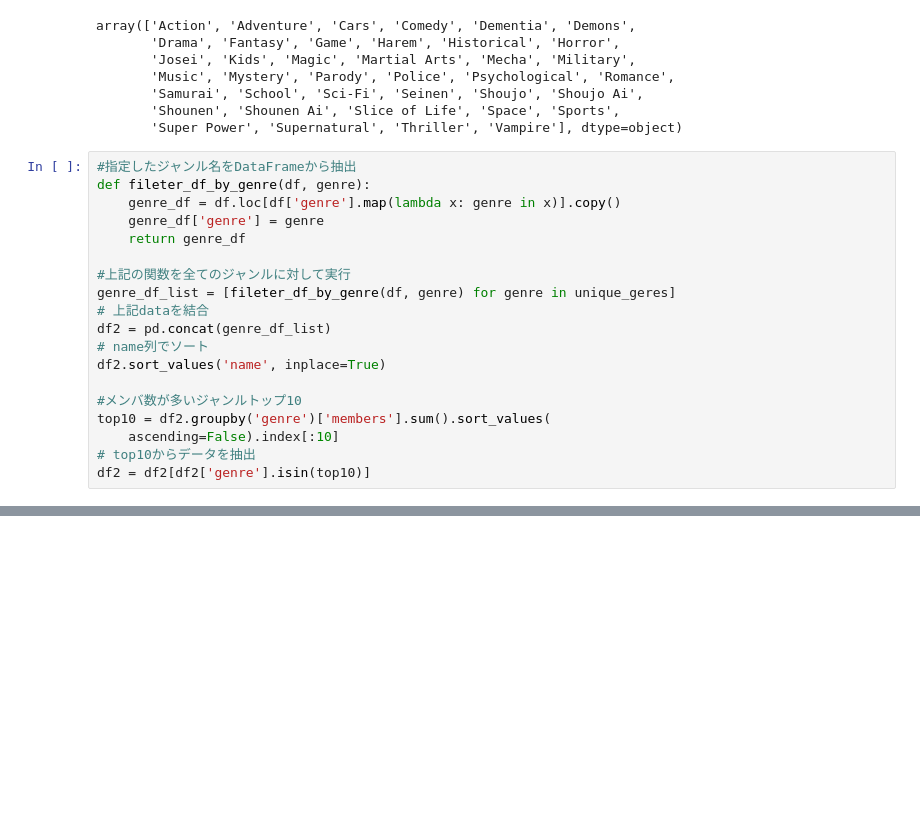
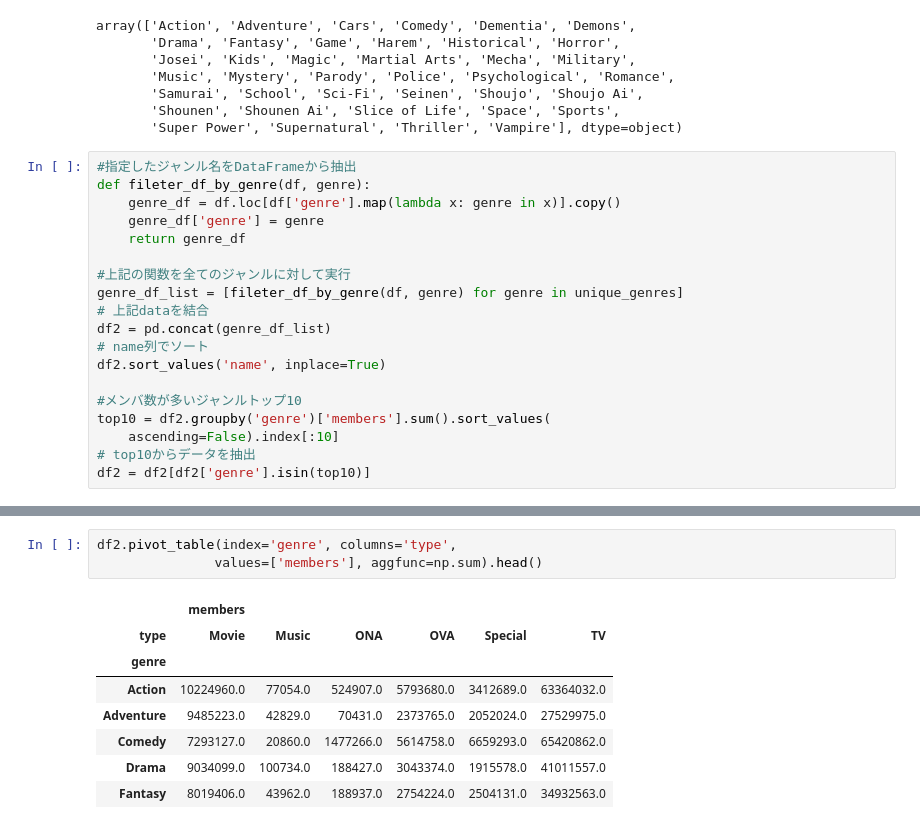
Before and after one commit to mocamocaland/jupyterbook_sample, a Jupyter notebook: pandas_sample_groupby_3_8.ipynb, the cells around one changed output, grey strips where cells are left out. Saved outputs shown, nothing was run; the diff lists cells and outputs as text; blank space fills up the shorter version.

```diff
--- a/pandas_sample_groupby_3_8.ipynb
+++ b/pandas_sample_groupby_3_8.ipynb
@@ -135,7 +135,7 @@ def fileter_df_by_genre(df, genre):
     return genre_df
 
 #上記の関数を全てのジャンルに対して実行
-genre_df_list = [fileter_df_by_genre(df, genre) for genre in unique_geres]
+genre_df_list = [fileter_df_by_genre(df, genre) for genre in unique_genres]
 # 上記dataを結合
 df2 = pd.concat(genre_df_list)
 # name列でソート
@@ -150,0 +157,12 @@ NameError: name 'unique_geres' is not defined
+# %%
+df2.pivot_table(index='genre', columns='type',
+               values=['members'], aggfunc=np.sum).head()
+# %% [output]
+|  | members |  |  |  |  |  |
+| type | Movie | Music | ONA | OVA | Special | TV |
+| genre |  |  |  |  |  |  |
+| Action | 10224960.0 | 77054.0 | 524907.0 | 5793680.0 | 3412689.0 | 63364032.0 |
+| Adventure | 9485223.0 | 42829.0 | 70431.0 | 2373765.0 | 2052024.0 | 27529975.0 |
+| Comedy | 7293127.0 | 20860.0 | 1477266.0 | 5614758.0 | 6659293.0 | 65420862.0 |
+| Drama | 9034099.0 | 100734.0 | 188427.0 | 3043374.0 | 1915578.0 | 41011557.0 |
+| Fantasy | 8019406.0 | 43962.0 | 188937.0 | 2754224.0 | 2504131.0 | 34932563.0 |
```
Also changed, not shown: parts of 2 cells of this notebook.
